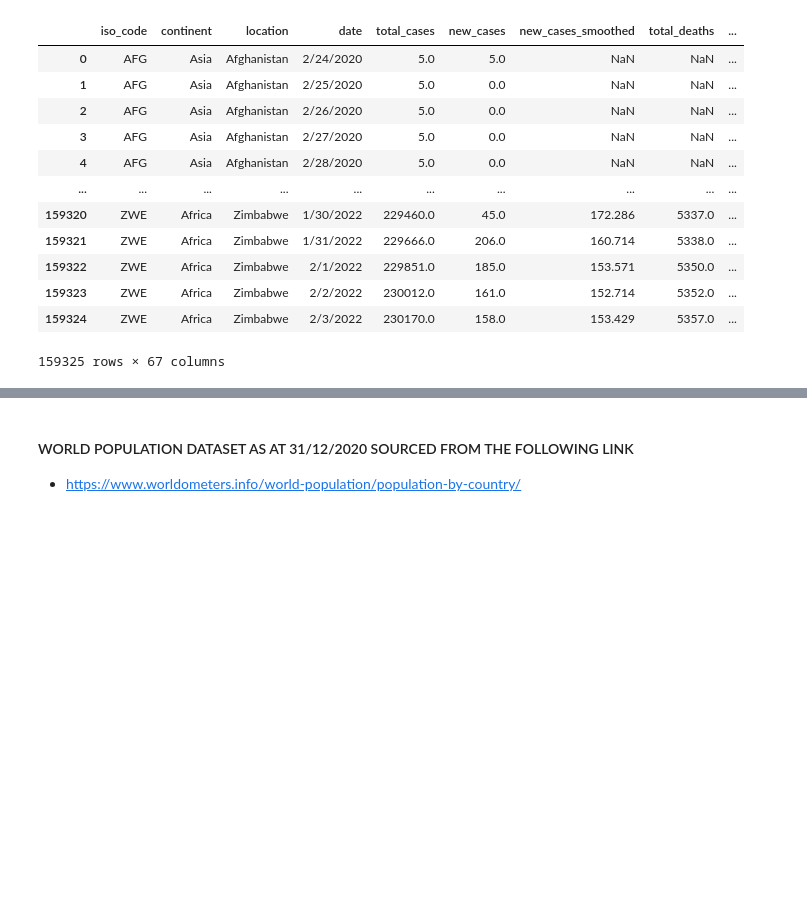
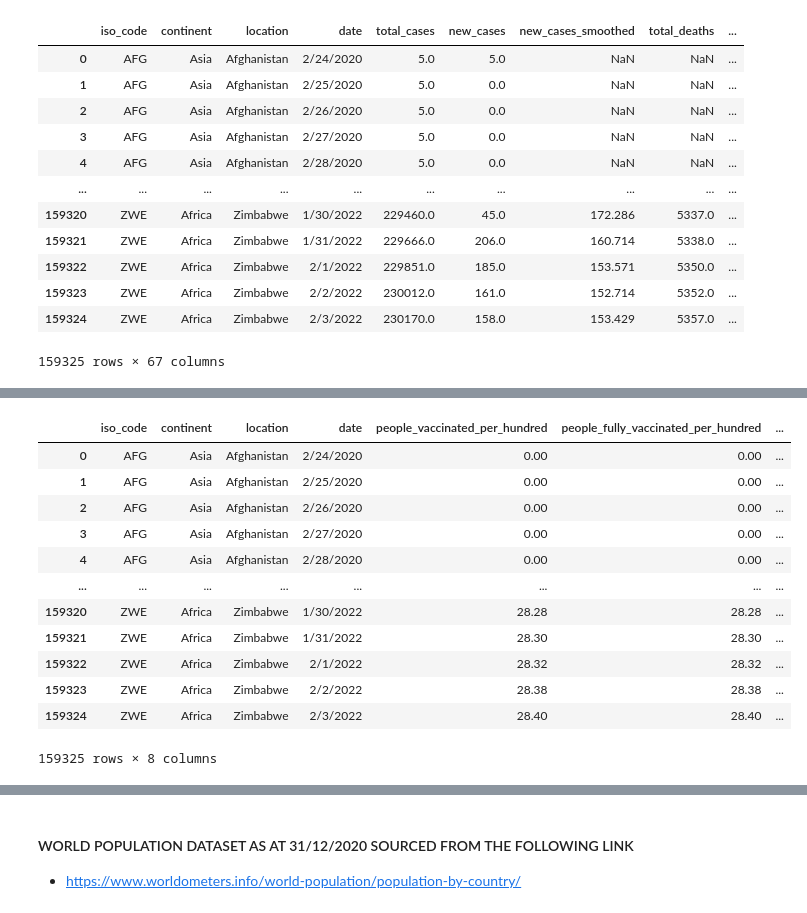
Before and after one commit to MikeMurf/ETL-Project--1, a Jupyter notebook: 13-project-2/create-covid-db - Copy.ipynb, the cells around one changed output, grey strips where cells are left out. Drawn from its saved outputs; the diff is of its cells as text; code cells hidden in the pictures; blank space fills up the shorter version.

```diff
--- a/13-project-2/create-covid-db - Copy.ipynb
+++ b/13-project-2/create-covid-db - Copy.ipynb
@@ -421,0 +469,21 @@ vacc_data_df
+# %%
+#   replace NaNs with zero
+percent_vaccinated_df['people_vaccinated_per_hundred'] = percent_vaccinated_df['people_vaccinated_per_hundred'].fillna(0)
+percent_vaccinated_df['people_fully_vaccinated_per_hundred'] = percent_vaccinated_df['people_vaccinated_per_hundred'].fillna(0)
+percent_vaccinated_df['total_boosters_per_hundred'] = percent_vaccinated_df['total_boosters_per_hundred'].fillna(0)
+percent_vaccinated_df['continent'] = percent_vaccinated_df['continent'].fillna(0)
+percent_vaccinated_df
+# %% [output]
+|  | iso_code | continent | location | date | people_vaccinated_per_hundred | people_fully_vaccinated_per_hundred | ... |
+| 0 | AFG | Asia | Afghanistan | 2/24/2020 | 0.00 | 0.00 | ... |
+| 1 | AFG | Asia | Afghanistan | 2/25/2020 | 0.00 | 0.00 | ... |
+| 2 | AFG | Asia | Afghanistan | 2/26/2020 | 0.00 | 0.00 | ... |
+| 3 | AFG | Asia | Afghanistan | 2/27/2020 | 0.00 | 0.00 | ... |
+| 4 | AFG | Asia | Afghanistan | 2/28/2020 | 0.00 | 0.00 | ... |
+| ... | ... | ... | ... | ... | ... | ... | ... |
+| 159320 | ZWE | Africa | Zimbabwe | 1/30/2022 | 28.28 | 28.28 | ... |
+| 159321 | ZWE | Africa | Zimbabwe | 1/31/2022 | 28.30 | 28.30 | ... |
+| 159322 | ZWE | Africa | Zimbabwe | 2/1/2022 | 28.32 | 28.32 | ... |
+| 159323 | ZWE | Africa | Zimbabwe | 2/2/2022 | 28.38 | 28.38 | ... |
+| 159324 | ZWE | Africa | Zimbabwe | 2/3/2022 | 28.40 | 28.40 | ... |
+159325 rows × 8 columns
```
Also changed, not shown: parts of 93 cells of this notebook, 40 other files.
